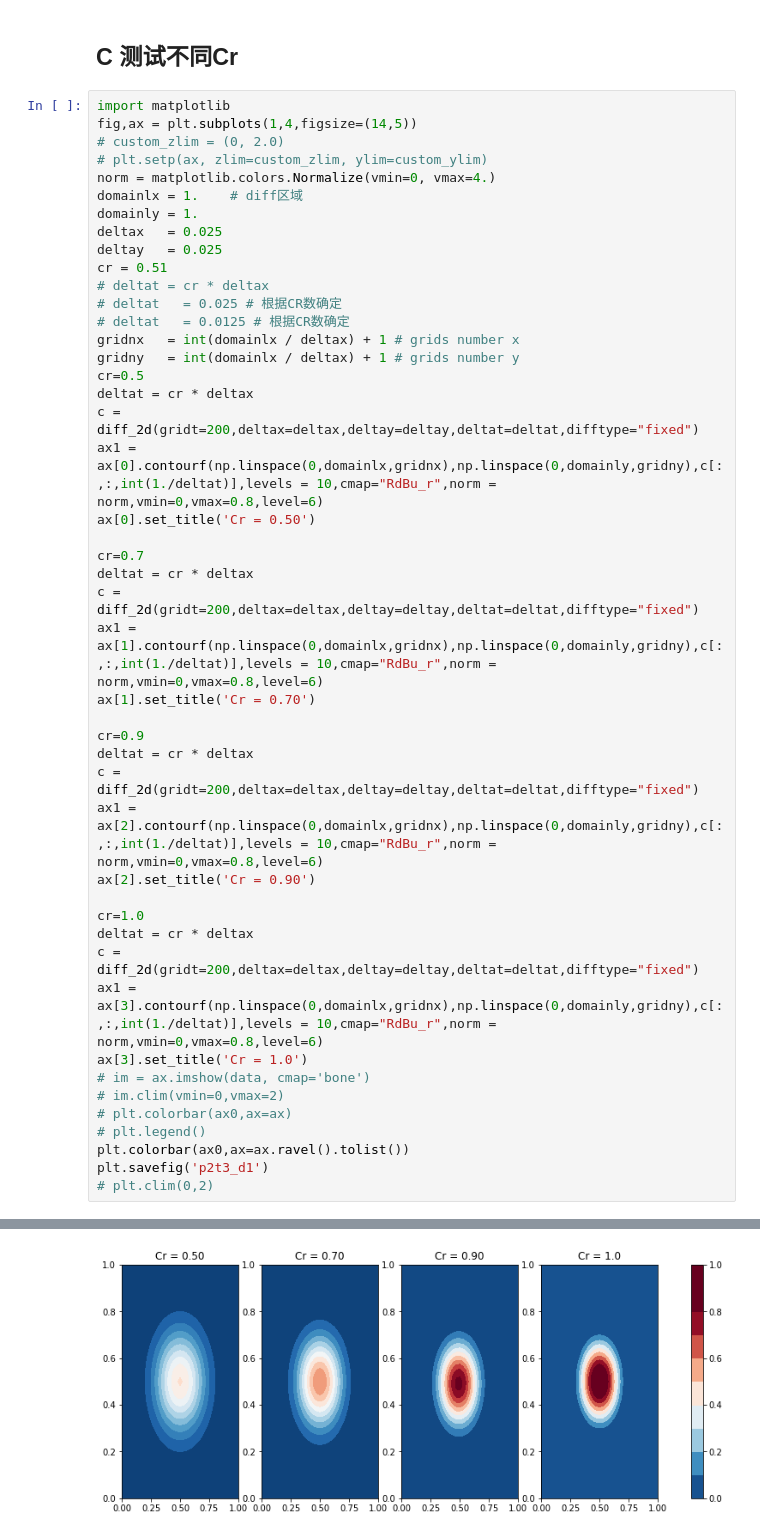
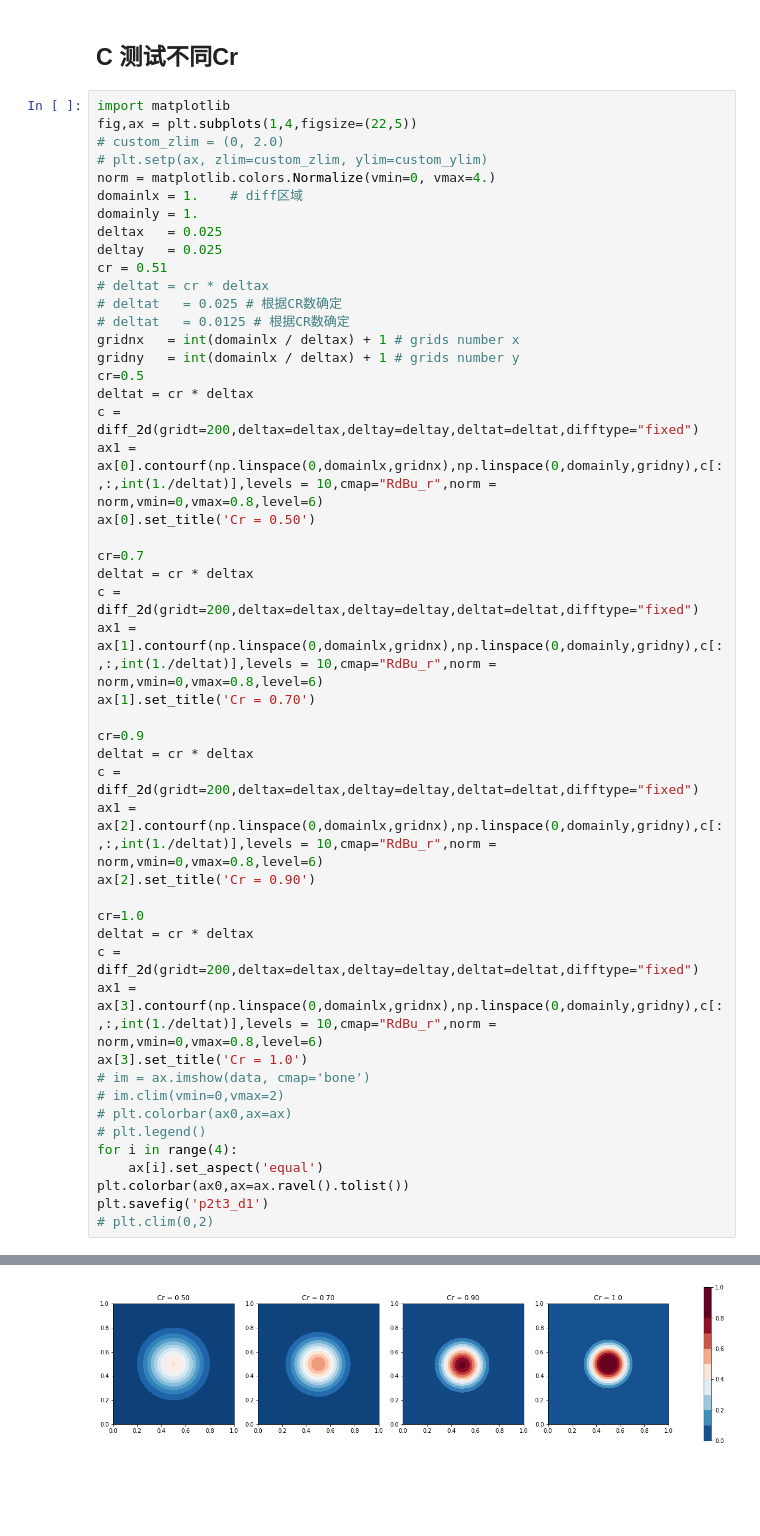
Before and after one commit to dozerlcl/assignments_2020_nju_meteorology, a Jupyter notebook: numerical_PDE/P_set2/P2_test3.ipynb, the cells around one changed output, grey strips where cells are left out. Cells and saved outputs as stored; diff of their text form; blank space fills up the shorter version.

```diff
--- a/numerical_PDE/P_set2/P2_test3.ipynb
+++ b/numerical_PDE/P_set2/P2_test3.ipynb
@@ -135,7 +135,7 @@ for i in range(0,25):
 ## C 测试不同Cr
 # %%
 import matplotlib
-fig,ax = plt.subplots(1,4,figsize=(14,5))
+fig,ax = plt.subplots(1,4,figsize=(22,5))
 # custom_zlim = (0, 2.0)
 # plt.setp(ax, zlim=custom_zlim, ylim=custom_ylim)
 norm = matplotlib.colors.Normalize(vmin=0, vmax=4.)
@@ -165,31 +165,33 @@ cr=0.9
 deltat = cr * deltax
 c = diff_2d(gridt=200,deltax=deltax,deltay=deltay,deltat=deltat,difftype="fixed")
 ax1 = ax[2].contourf(np.linspace(0,domainlx,gridnx),np.linspace(0,domainly,gridny),c[:,:,int(1./deltat)],levels = 10,cmap="RdBu_r",norm = norm,vmin=0,vmax=0.8,level=6)
 ax[2].set_title('Cr = 0.90')
 
 cr=1.0
 deltat = cr * deltax
 c = diff_2d(gridt=200,deltax=deltax,deltay=deltay,deltat=deltat,difftype="fixed")
 ax1 = ax[3].contourf(np.linspace(0,domainlx,gridnx),np.linspace(0,domainly,gridny),c[:,:,int(1./deltat)],levels = 10,cmap="RdBu_r",norm = norm,vmin=0,vmax=0.8,level=6)
 ax[3].set_title('Cr = 1.0')
 # im = ax.imshow(data, cmap='bone')
 # im.clim(vmin=0,vmax=2)
 # plt.colorbar(ax0,ax=ax)
 # plt.legend()
+for i in range(4):
+    ax[i].set_aspect('equal')
 plt.colorbar(ax0,ax=ax.ravel().tolist())
 plt.savefig('p2t3_d1')
 # plt.clim(0,2)
 # %% [output]
 积分时间长度: 2.5 s
 check output c shape[nx,ny,nt]:  (41, 41, 200)
 check cr_x =  0.5  cr_y 0.5
 积分时间长度: 3.4999999999999996 s
 check output c shape[nx,ny,nt]:  (41, 41, 200)
 check cr_x =  0.6999999999999998  cr_y 0.6999999999999998
 积分时间长度: 4.500000000000001 s
 check output c shape[nx,ny,nt]:  (41, 41, 200)
 check cr_x =  0.9  cr_y 0.9
 积分时间长度: 5.0 s
 check output c shape[nx,ny,nt]:  (41, 41, 200)
 check cr_x =  1.0  cr_y 1.0
-[figure, old version]
+[figure, new version]
```
Also changed, not shown: parts of 1 cell of this notebook, 3 other files.
